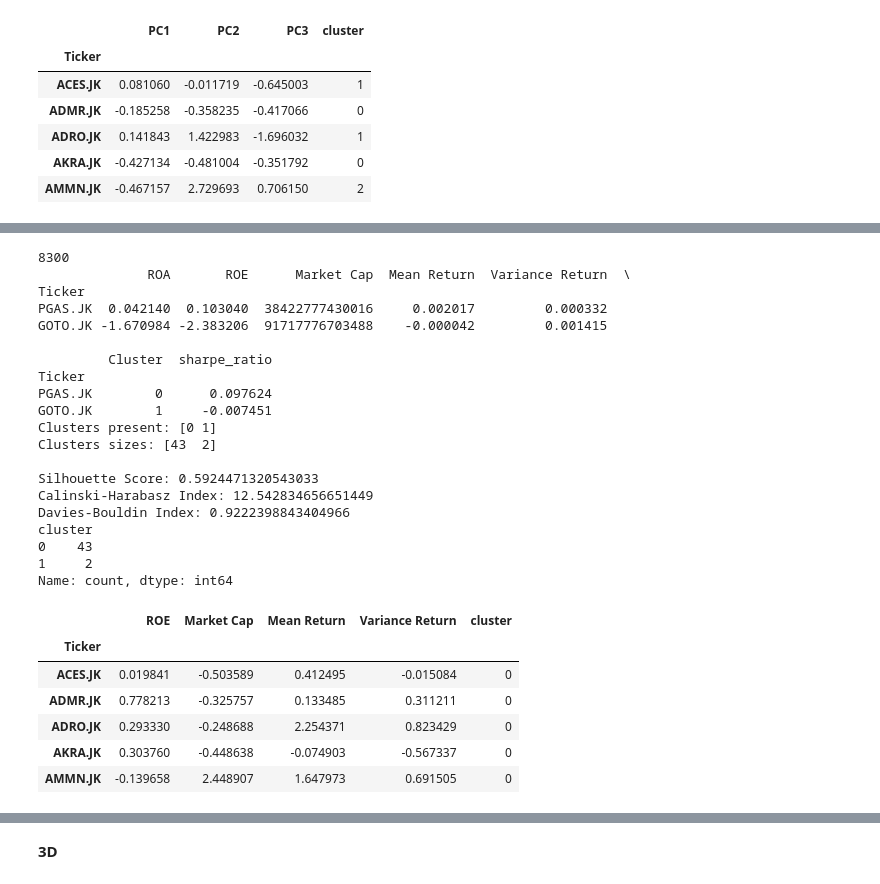
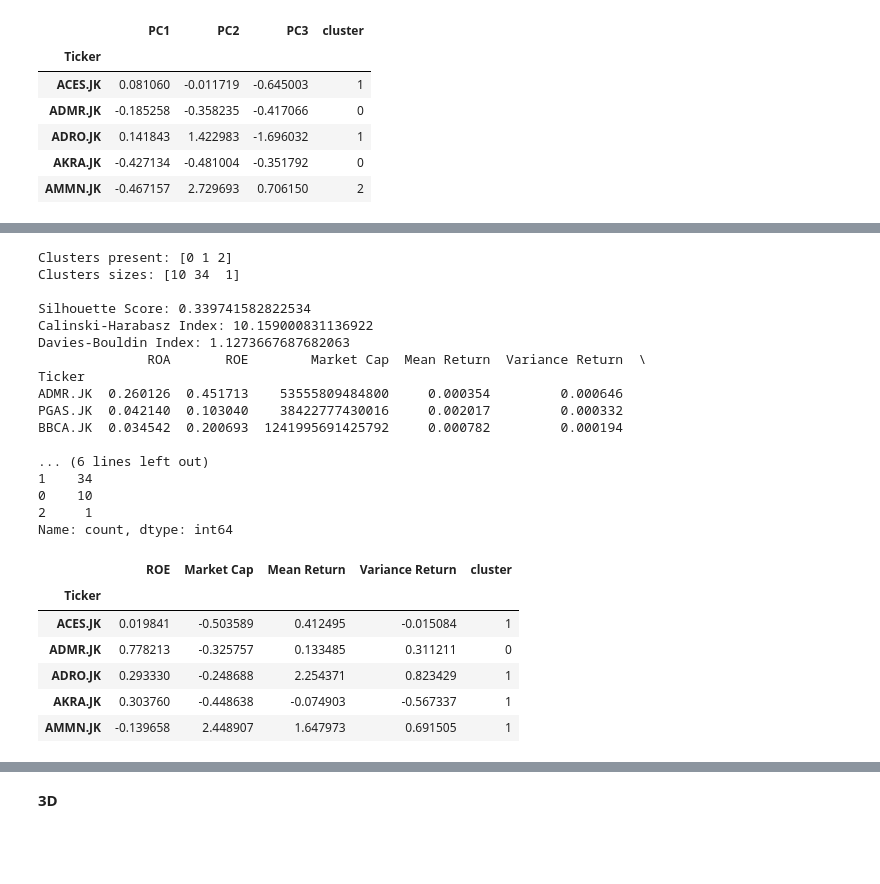
Before and after one commit to annisatierra/port-opt, a Jupyter notebook: Makalah PMI.ipynb, the cells around one changed output, grey strips where cells are left out. Cells and saved outputs as stored; diff of their text form; code cells hidden in the pictures; blank space fills up the shorter version.

```diff
--- a/Makalah PMI.ipynb
+++ b/Makalah PMI.ipynb
@@ -491,66 +509,72 @@ iplot(fig)
 # %%
-# Opsional: Tuning parameter eps dan min_samples
-df_gmm = df_final.copy()
+data = pd.read_csv("New_Data Saham dan Finansial LQ45.csv")
+data.set_index("Ticker", inplace=True)
+data.drop(['Closing Prices with Timestamps'], axis = 1, inplace = True)
+data.head()
 
-rand = np.random.randint(0, 10000)
-print(rand)
+scaler = StandardScaler()
+df_scaled1 = pd.DataFrame(scaler.fit_transform(data), columns = scaler.get_feature_names_out(), index = data.index)
+df_scaled = df_scaled1.drop(['ROA'], axis = 1)
+
+
+df_gmm = df_scaled.copy()
+
 # GMM
-gmm = GaussianMixture(n_components = 2, random_state=2383)
+gmm = GaussianMixture(n_components = 3, random_state=42)
 gmm.fit(df_gmm)
 labelg = gmm.predict(df_gmm)
+
+
+
+unique_labels = np.unique(labelg)
+n_clusters_formed = len(unique_labels)
+print(f'Clusters present: {unique_labels}')
+print(f'Clusters sizes: {np.bincount(labelg)}', '\n')
+print(f'Silhouette Score: {silhouette_score(df_gmm, labelg)}')
+print(f'Calinski-Harabasz Index: {calinski_harabasz_score(df_gmm, labelg)}')
+print(f'Davies-Bouldin Index: {davies_bouldin_score(df_gmm, labelg)}')
+
+df_gmm['cluster'] = labelg
+data['Cluster'] = labelg
 
 # Risk-free rate (contoh: 6% per tahun, diubah ke harian)
 risk_free_rate = 0.06 / 252
 
 # Hitung Sharpe Ratio
 data['sharpe_ratio'] = (data['Mean Return'] - risk_free_rate) / np.sqrt(data['Variance Return'])
 
 # Ambil saham terbaik dari setiap cluster
 best_stocks = data.loc[data.groupby('Cluster')['sharpe_ratio'].idxmax()]
 
 print(best_stocks)
 
-unique_labels = np.unique(labelg)
-n_clusters_formed = len(unique_labels)
-print(f'Clusters present: {unique_labels}')
-print(f'Clusters sizes: {np.bincount(labelg)}', '\n')
-print(f'Silhouette Score: {silhouette_score(df_gmm, labelg)}')
-print(f'Calinski-Harabasz Index: {calinski_harabasz_score(df_gmm, labelg)}')
-print(f'Davies-Bouldin Index: {davies_bouldin_score(df_gmm, labelg)}')
-
-df_gmm['cluster'] = labelg
-data['Cluster'] = labelg
-
 print(df_gmm.cluster.value_counts())
 df_gmm.head()
 # %% [output]
-8300
-              ROA       ROE      Market Cap  Mean Return  Variance Return  \
+Clusters present: [0 1 2]
+Clusters sizes: [10 34  1]
+
+Silhouette Score: 0.339741582822534
+Calinski-Harabasz Index: 10.159000831136922
+Davies-Bouldin Index: 1.1273667687682063
+              ROA       ROE        Market Cap  Mean Return  Variance Return  \
 Ticker
-PGAS.JK  0.042140  0.103040  38422777430016     0.002017         0.000332
-GOTO.JK -1.670984 -2.383206  91717776703488    -0.000042         0.001415
+ADMR.JK  0.260126  0.451713    53555809484800     0.000354         0.000646
+PGAS.JK  0.042140  0.103040    38422777430016     0.002017         0.000332
+BBCA.JK  0.034542  0.200693  1241995691425792     0.000782         0.000194
 
-         Cluster  sharpe_ratio
-Ticker
-PGAS.JK        0      0.097624
-GOTO.JK        1     -0.007451
-Clusters present: [0 1]
-Clusters sizes: [43  2]
-
-Silhouette Score: 0.5924471320543033
-Calinski-Harabasz Index: 12.542834656651449
-Davies-Bouldin Index: 0.9222398843404966
-cluster
-0    43
-1     2
+... (6 lines left out)
+1    34
+0    10
+2     1
 Name: count, dtype: int64
 |  | ROE | Market Cap | Mean Return | Variance Return | cluster |
 | Ticker |  |  |  |  |  |
-| ACES.JK | 0.019841 | -0.503589 | 0.412495 | -0.015084 | 0 |
+| ACES.JK | 0.019841 | -0.503589 | 0.412495 | -0.015084 | 1 |
 | ADMR.JK | 0.778213 | -0.325757 | 0.133485 | 0.311211 | 0 |
-| ADRO.JK | 0.293330 | -0.248688 | 2.254371 | 0.823429 | 0 |
-| AKRA.JK | 0.303760 | -0.448638 | -0.074903 | -0.567337 | 0 |
-| AMMN.JK | -0.139658 | 2.448907 | 1.647973 | 0.691505 | 0 |
+| ADRO.JK | 0.293330 | -0.248688 | 2.254371 | 0.823429 | 1 |
+| AKRA.JK | 0.303760 | -0.448638 | -0.074903 | -0.567337 | 1 |
+| AMMN.JK | -0.139658 | 2.448907 | 1.647973 | 0.691505 | 1 |
 # %%
 # Risk-free rate (contoh: 6% per tahun, diubah ke harian)
 risk_free_rate = 0.06 / 252
```
Also changed, not shown: parts of 64 cells of this notebook.
